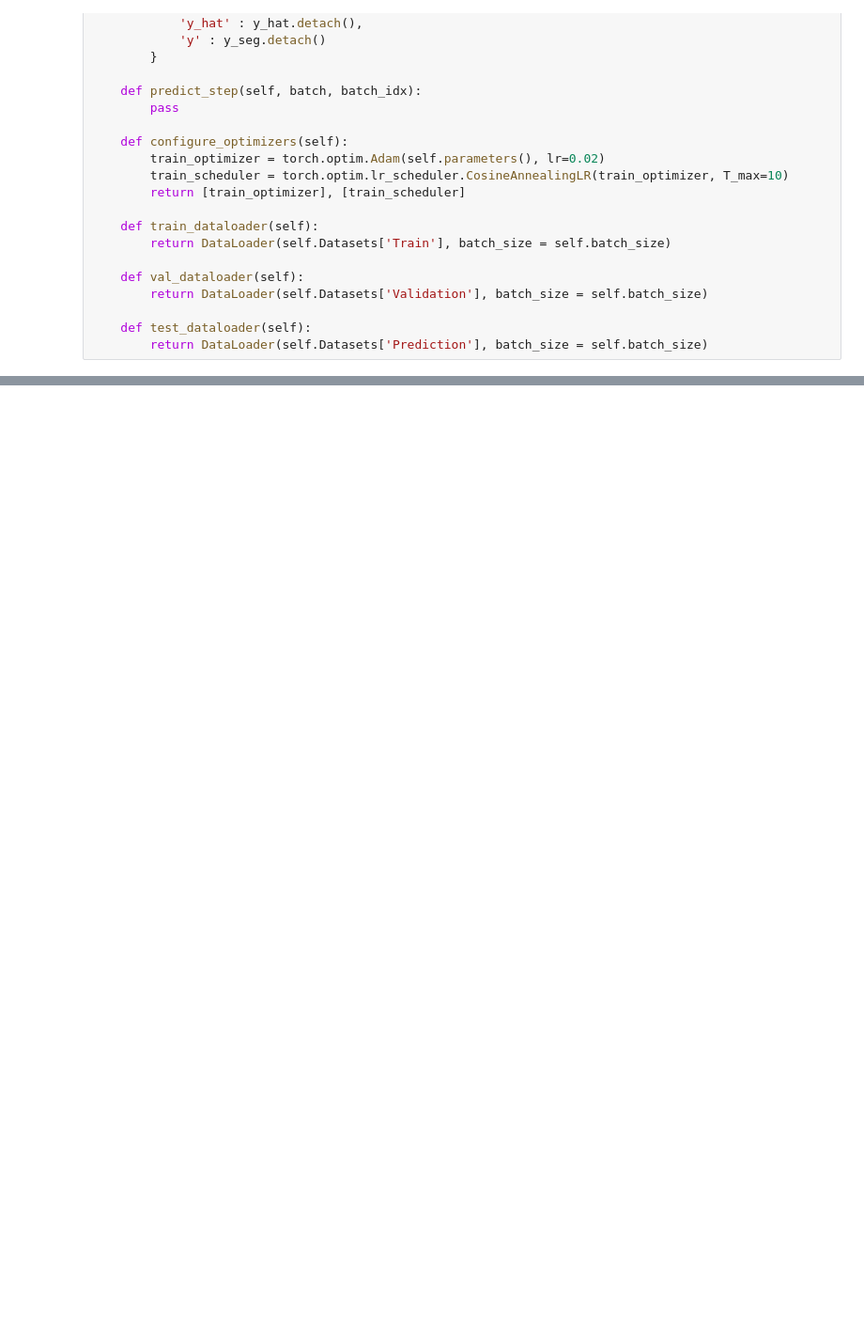
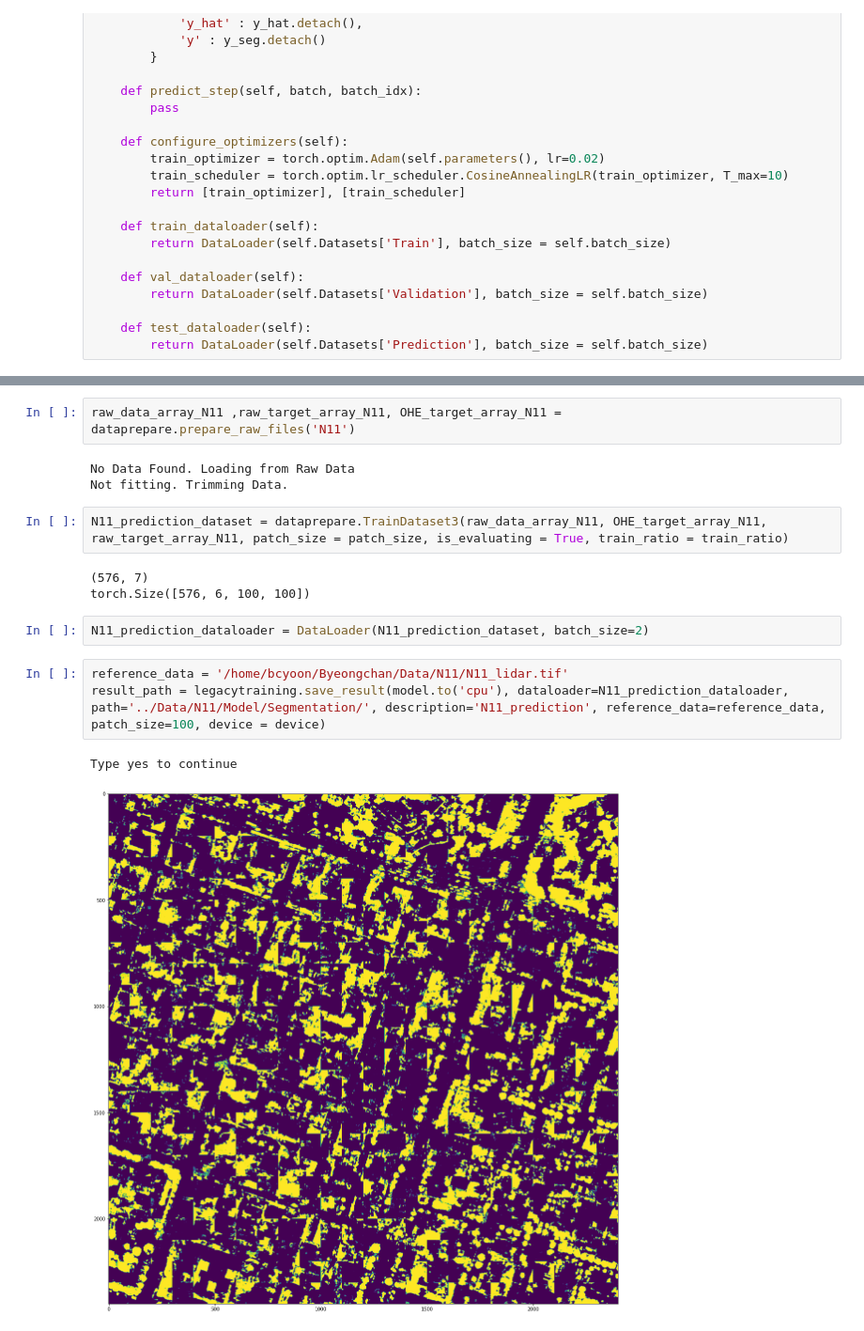
Before and after one commit to Yumbang/Codes, a Jupyter notebook: UrbanGreenSegmentation.ipynb, the cells around one changed output, grey strips where cells are left out. Shown at 94% size. Cells and saved outputs as stored; diff of their text form; blank space fills up the shorter version.

```diff
--- a/UrbanGreenSegmentation.ipynb
+++ b/UrbanGreenSegmentation.ipynb
@@ -140,0 +226,18 @@ def main():
+# %%
+raw_data_array_N11 ,raw_target_array_N11, OHE_target_array_N11 = dataprepare.prepare_raw_files('N11')
+# %% [output]
+No Data Found. Loading from Raw Data
+Not fitting. Trimming Data.
+# %%
+N11_prediction_dataset = dataprepare.TrainDataset3(raw_data_array_N11, OHE_target_array_N11, raw_target_array_N11, patch_size = patch_size, is_evaluating = True, train_ratio = train_ratio)
+# %% [output]
+(576, 7)
+torch.Size([576, 6, 100, 100])
+# %%
+N11_prediction_dataloader = DataLoader(N11_prediction_dataset, batch_size=2)
+# %%
+reference_data = '/home/bcyoon/Byeongchan/Data/N11/N11_lidar.tif'
+result_path = legacytraining.save_result(model.to('cpu'), dataloader=N11_prediction_dataloader, path='../Data/N11/Model/Segmentation/', description='N11_prediction', reference_data=reference_data, patch_size=100, device = device)
+# %% [output]
+Type yes to continue
+[figure, added]
```
Also changed, not shown: parts of 11 cells of this notebook, 4 other files.
